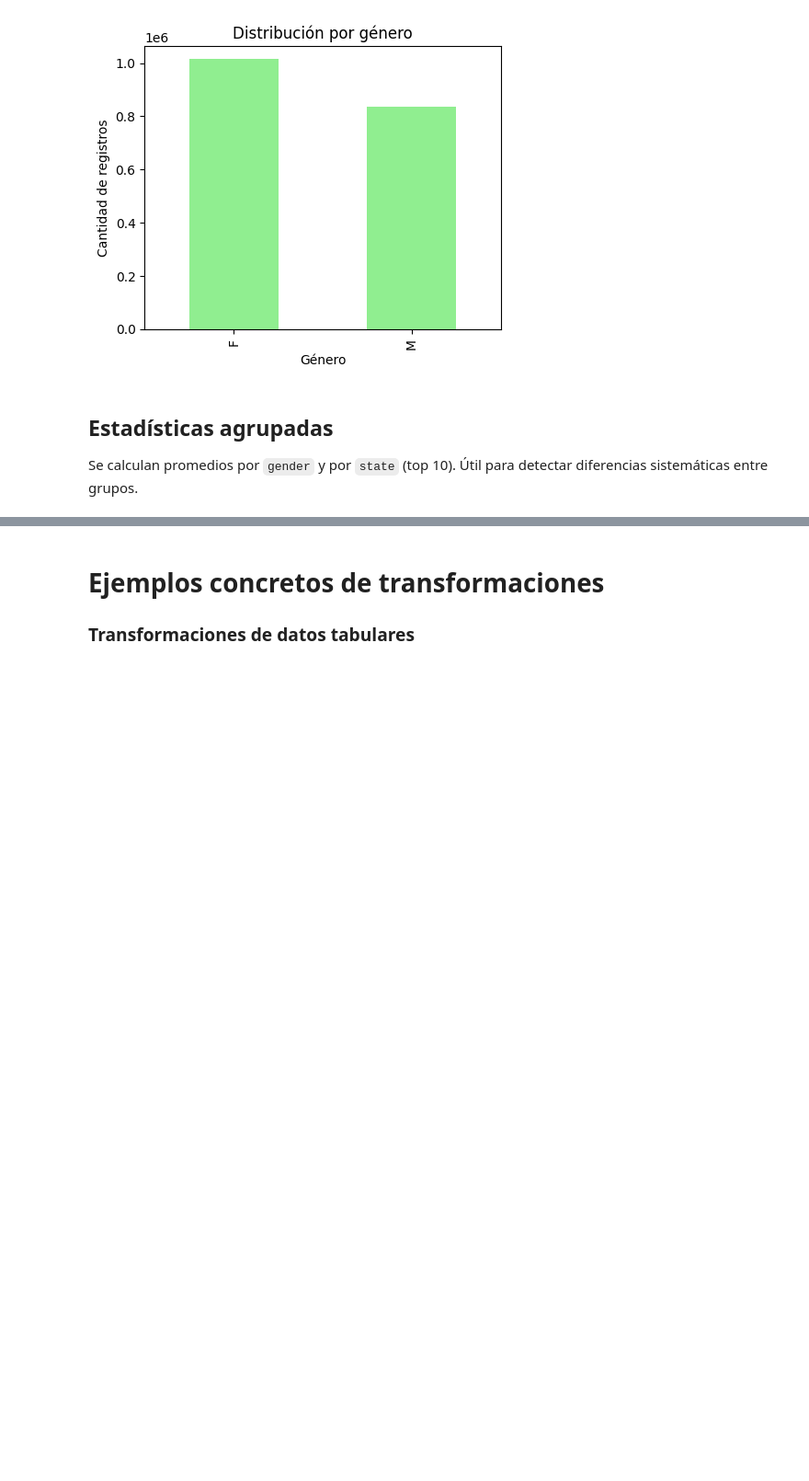
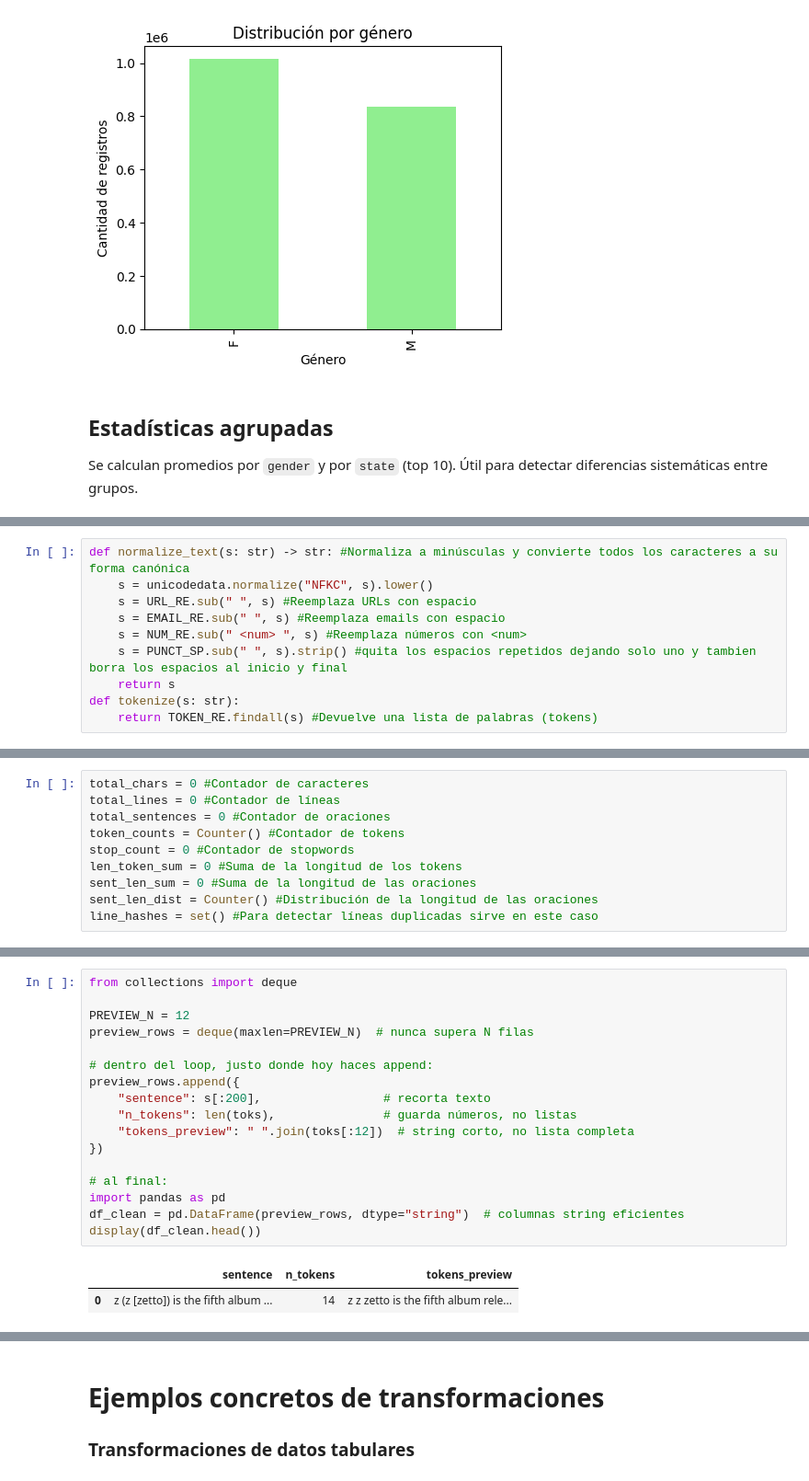
Before and after one commit to altairBASIC/INFB6052-Herramientas-para-Ciencia-de-Datos, a Jupyter notebook: prueba-1/Primera-Parte/comparacion(1)/tab-vs-notab.ipynb, the cells around one changed output, grey strips where cells are left out. Shown at 92% size. Drawn from its saved outputs; the diff is of its cells as text; blank space fills up the shorter version.

```diff
--- a/prueba-1/Primera-Parte/comparacion(1)/tab-vs-notab.ipynb
+++ b/prueba-1/Primera-Parte/comparacion(1)/tab-vs-notab.ipynb
@@ -326,0 +214,10 @@ if "dataset" in combined_df.columns:
+# %%
+def normalize_text(s: str) -> str: #Normaliza a minúsculas y convierte todos los caracteres a su forma canónica
+    s = unicodedata.normalize("NFKC", s).lower()
+    s = URL_RE.sub(" ", s) #Reemplaza URLs con espacio
+    s = EMAIL_RE.sub(" ", s) #Reemplaza emails con espacio
+    s = NUM_RE.sub(" <num> ", s) #Reemplaza números con <num>
+    s = PUNCT_SP.sub(" ", s).strip() #quita los espacios repetidos dejando solo uno y tambien borra los espacios al inicio y final
+    return s
+def tokenize(s: str):
+    return TOKEN_RE.findall(s) #Devuelve una lista de palabras (tokens)
@@ -326,0 +228,10 @@ if "dataset" in combined_df.columns:
+# %%
+total_chars = 0 #Contador de caracteres
+total_lines = 0 #Contador de líneas
+total_sentences = 0 #Contador de oraciones
+token_counts = Counter() #Contador de tokens
+stop_count = 0 #Contador de stopwords
+len_token_sum = 0 #Suma de la longitud de los tokens
+sent_len_sum = 0 #Suma de la longitud de las oraciones
+sent_len_dist = Counter() #Distribución de la longitud de las oraciones
+line_hashes = set() #Para detectar líneas duplicadas sirve en este caso
@@ -326,0 +274,20 @@ if "dataset" in combined_df.columns:
+# %%
+from collections import deque
+
+PREVIEW_N = 12
+preview_rows = deque(maxlen=PREVIEW_N)  # nunca supera N filas
+
+# dentro del loop, justo donde hoy haces append:
+preview_rows.append({
+    "sentence": s[:200],                 # recorta texto
+    "n_tokens": len(toks),               # guarda números, no listas
+    "tokens_preview": " ".join(toks[:12])  # string corto, no lista completa
+})
+
+# al final:
+import pandas as pd
+df_clean = pd.DataFrame(preview_rows, dtype="string")  # columnas string eficientes
+display(df_clean.head())
+# %% [output]
+|  | sentence | n_tokens | tokens_preview |
+| 0 | z (z [zetto]) is the fifth album ... | 14 | z z zetto is the fifth album rele... |
```
Also changed, not shown: parts of 28 cells of this notebook, 3 other files.
